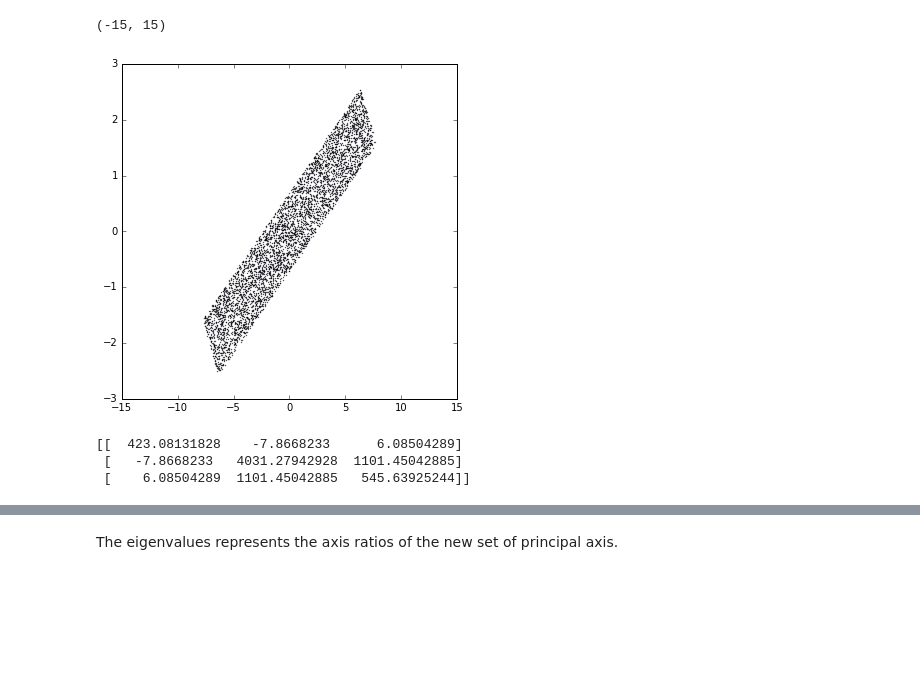
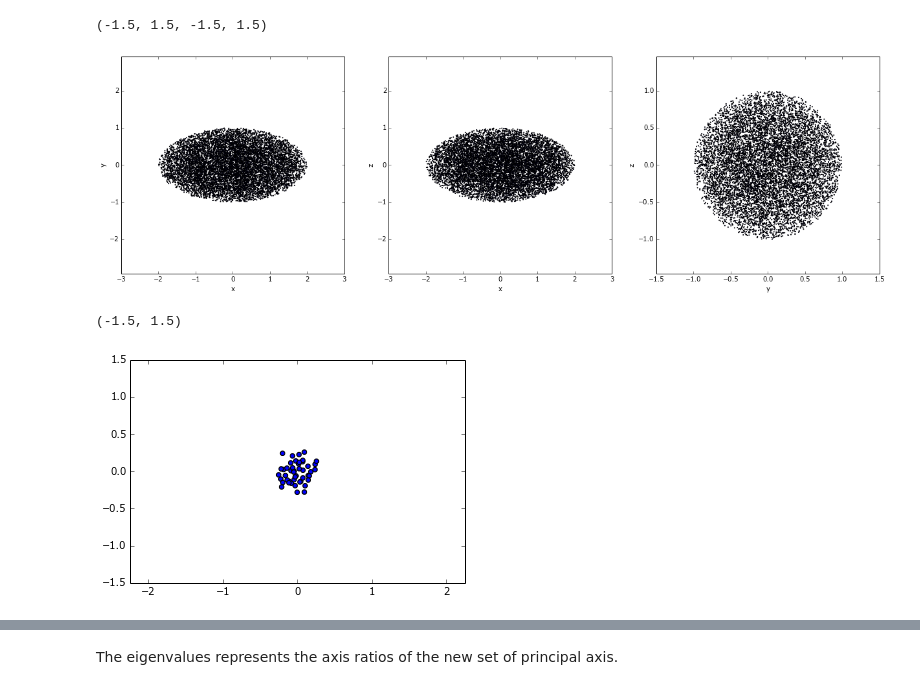
Before and after one commit to jngaravitoc/shapes, a Jupyter notebook: Shapes.ipynb, the cells around one changed output, grey strips where cells are left out. Cells and saved outputs as stored; diff of their text form; code cells hidden in the pictures; blank space fills up the shorter version.

```diff
--- a/Shapes.ipynb
+++ b/Shapes.ipynb
@@ -31,27 +109,44 @@ def RIT(x, y, z, q, s):
 # %%
-figure(figsize=(6, 6))
-phi = random.rand(5000) * 2*pi
-theta = random.rand(5000) * 2 - 1
-R = random.rand(5000)
-#X = R**(1/3.0) * sin(phi) * sin(arccos(theta))
-#Y = R**(1/3.0) * cos(phi) * sin(arccos(theta))
-#Z = R**(1/3.0) * cos(arccos(theta))
-n_points=5000
-X = (random.rand(n_points) * 2.0 - 1.0)
-Y = random.rand(n_points) * 2.0 - 1.0
-Z = (random.rand(n_points) * 20.0 - 10.0)
-X = 1 * X
-Y =  cos(pi/4.0) * Y + sin(pi/4.0) * Z
-Z = -sin(pi/4.0) * Y + cos(pi/4.0) * Z
-scatter(Y, Z, s=0.1)
-xlim(-15, 15)
+# Function that generates an ellipsoid
+def ellipsoid(N, a, b, c, Theta):
+    phi = random.rand(N) * 2*pi
+    theta = random.rand(N) * 2 - 1
+    R = random.rand(N)
+    X = a*R**(1/3.0) * sin(phi) * sin(arccos(theta))
+    Y = b*R**(1/3.0) * cos(phi) * sin(arccos(theta))
+    Z = c*R**(1/3.0) * cos(arccos(theta))
+    X_rot = X*cos(Theta) - Y*sin(Theta)
+    Y_rot = X*sin(Theta) + Y*cos(Theta)
+    return X, Y, Z
-# %% [output]
-(-15, 15)
-[figure, removed]
-# %%
-I_test = RIT(X, Y, Z, 1, 1)
-print I_test
-# %% [output]
-[[  423.08131828    -7.8668233      6.08504289]
- [   -7.8668233   4031.27942928  1101.45042885]
- [    6.08504289  1101.45042885   545.63925244]]
+# %%
+x_sph, y_sph, z_sph = ellipsoid(10000, 2.0, 1, 1, 1.0)
+D = np.array([x_sph, y_sph, z_sph])
+# %%
+figure(figsize=(21, 6))
+subplot(1, 3, 1)
+scatter(x_sph, y_sph, s=1)
+xlabel('x')
+ylabel('y')
+axis('equal')
+subplot(1, 3, 2)
+scatter(x_sph, z_sph, s=1)
+xlabel('x')
+ylabel('z')
+axis('equal')
+subplot(1, 3, 3)
+scatter(y_sph, z_sph, s=1)
+xlabel('y')
+ylabel('z')
+axis('equal')
+# %% [output]
+(-1.5, 1.5, -1.5, 1.5)
+[figure, added]
+# %%
+x_ell, y_ell, z_ell = shells(x_sph, y_sph, z_sph, 0.1, 2.0, 2, 1)
+scatter(y_ell, z_ell)
+axis('equal')
+xlim(-3, 3)
+ylim(-1.5, 1.5)
+# %% [output]
+(-1.5, 1.5)
+[figure, added]
```
Also changed, not shown: parts of 32 cells of this notebook.
